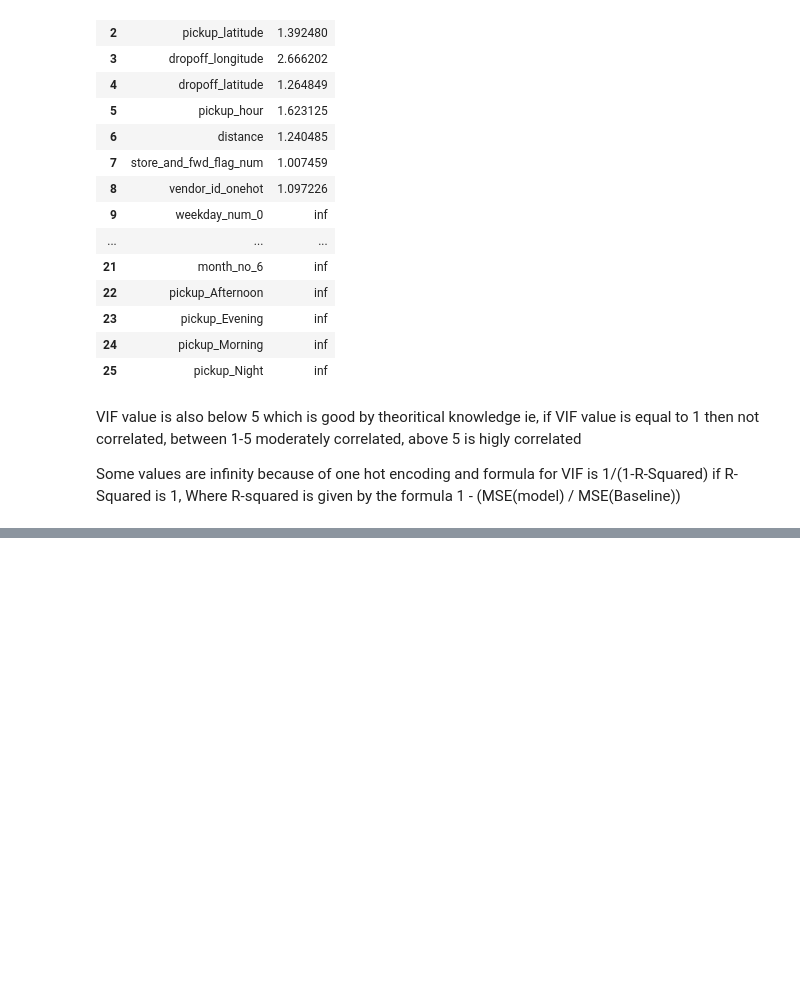
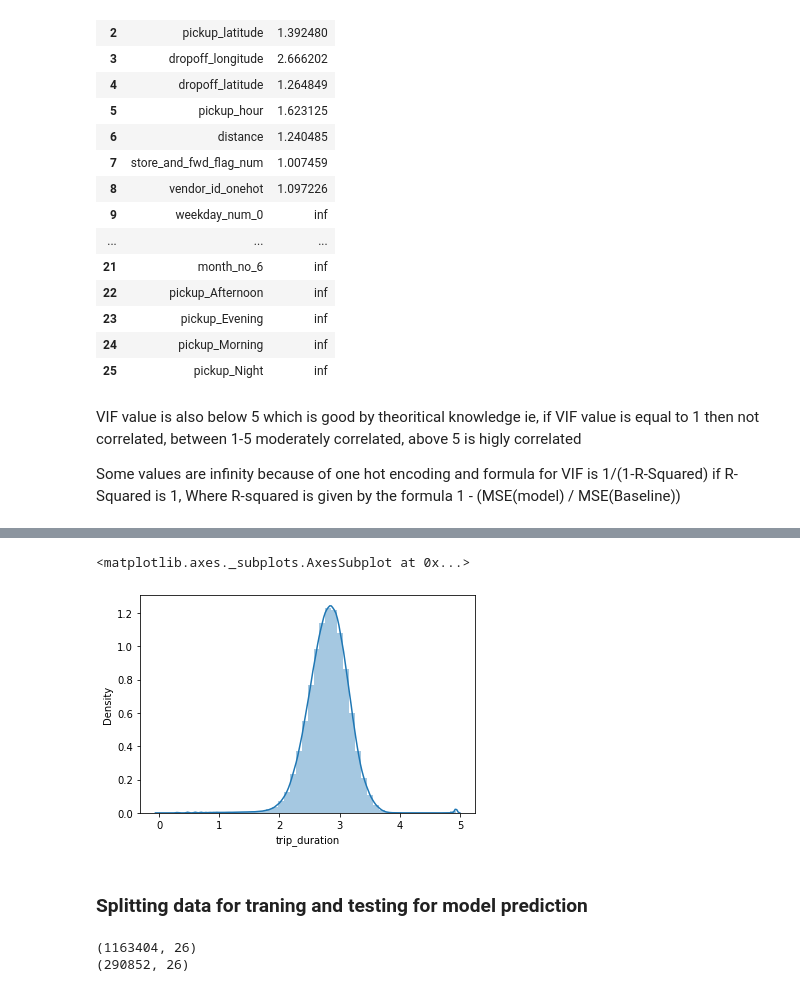
Before and after one commit to rubeshajith/NYC-taxi-trip-time-prediction, a Jupyter notebook: NYC_Taxi_Trip_Time_Prediction_Capstone_Project.ipynb, the cells around one changed output, grey strips where cells are left out. Drawn from its saved outputs; the diff is of its cells as text; code cells hidden in the pictures; blank space fills up the shorter version.

```diff
--- a/NYC_Taxi_Trip_Time_Prediction_Capstone_Project.ipynb
+++ b/NYC_Taxi_Trip_Time_Prediction_Capstone_Project.ipynb
@@ -748,0 +763,5 @@ Some values are infinity because of one hot encoding and formula for VIF is 1/(1
+# %%
+# Splitting Features (X and Y),  Rescaling inputs
+from scipy.stats import zscore # Scaling our data with zscore
+X = dataset_pre[[i for i in dataset_pre.describe().columns if i not in ['trip_duration']]].apply(zscore)  # Standarization
+y = np.log10(dataset_pre["trip_duration"]) # Log Transformation for better prediction
@@ -748,0 +777,7 @@ Some values are infinity because of one hot encoding and formula for VIF is 1/(1
+# %%
+sns.distplot(y)
+# %% [output]
+<matplotlib.axes._subplots.AxesSubplot at 0x...>
+[figure, added]
+# %% [markdown]
+### Splitting data for traning and testing for model prediction
@@ -748,0 +787,6 @@ Some values are infinity because of one hot encoding and formula for VIF is 1/(1
+# %%
+print(X_train.shape)
+print(X_test.shape)
+# %% [output]
+(1163404, 26)
+(290852, 26)
```
Also changed, not shown: parts of 27 cells of this notebook.
